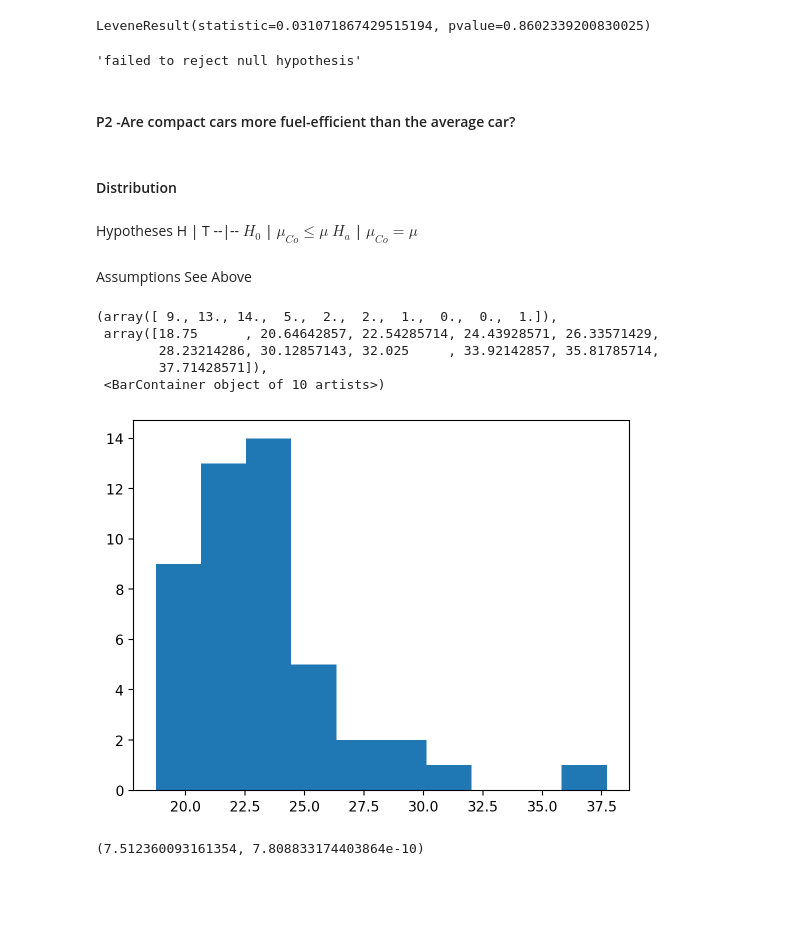
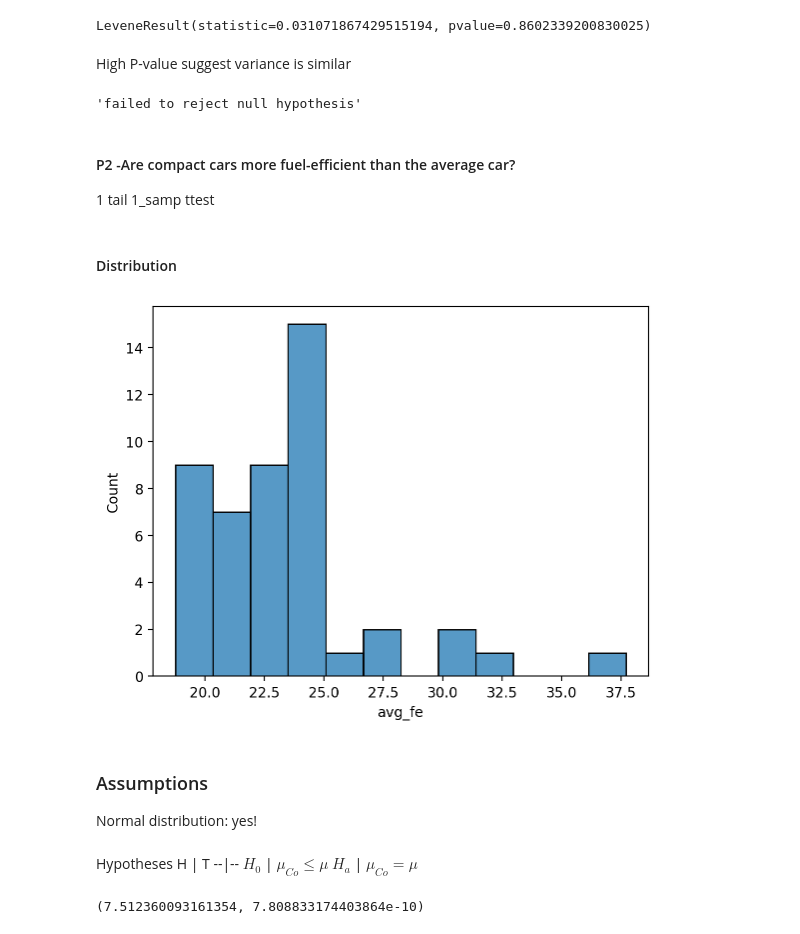
Before and after one commit to Is0metry/statistics-exercises, a Jupyter notebook: hypothesis_testing.ipynb, the cells around one changed output. Saved outputs shown, nothing was run; the diff lists cells and outputs as text; code cells hidden in the pictures; blank space fills up the shorter version.

```diff
--- a/hypothesis_testing.ipynb
+++ b/hypothesis_testing.ipynb
@@ -197,6 +206,8 @@ Variance:
 stats.levene(ninety_nine,oh_eight)
 # %% [output]
 LeveneResult(statistic=0.031071867429515194, pvalue=0.8602339200830025)
+# %% [markdown]
+High P-value suggest variance is similar
 # %%
 t,p = stats.ttest_ind(ninety_nine,oh_eight)
 if(alpha < p and t < 0):
@@ -208,28 +219,25 @@ s
 'failed to reject null hypothesis'
 # %% [markdown]
 #### P2 -Are compact cars more fuel-efficient than the average car?
+
+1 tail 1_samp ttest
 # %% [markdown]
 #### Distribution
+# %%
+compacts = mpg[mpg['class'] == 'compact'].avg_fe
+sns.histplot(data=compacts)
+mu_all = mpg.avg_fe.mean()
+# %% [output]
+[figure, added]
+# %% [markdown]
+### Assumptions
+Normal distribution: yes!
 # %% [markdown]
 Hypotheses
 H | T
 --|--
 $H_0$ | $\mu_{Co} \leq \mu$
 $H_a$ | $\mu_{Co} = \mu$
-# %% [markdown]
-Assumptions
-See Above
-# %%
-compacts = mpg[mpg['class'] == 'compact'].avg_fe
-mu_all = mpg.avg_fe.mean()
-plt.hist(compacts)
-# %% [output]
-(array([ 9., 13., 14.,  5.,  2.,  2.,  1.,  0.,  0.,  1.]),
- array([18.75      , 20.64642857, 22.54285714, 24.43928571, 26.33571429,
-        28.23214286, 30.12857143, 32.025     , 33.92142857, 35.81785714,
-        37.71428571]),
- <BarContainer object of 10 artists>)
-[figure, removed]
 # %%
 t,p = stats.ttest_1samp(compacts, mu_all)
 t,p/2
```
Also changed, not shown: parts of 54 cells of this notebook.
